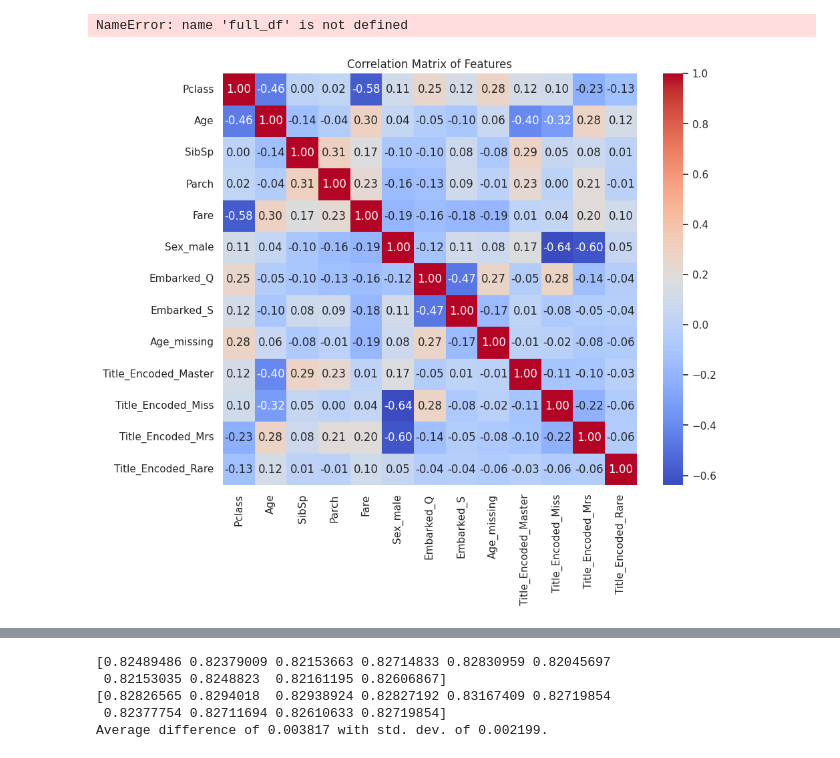
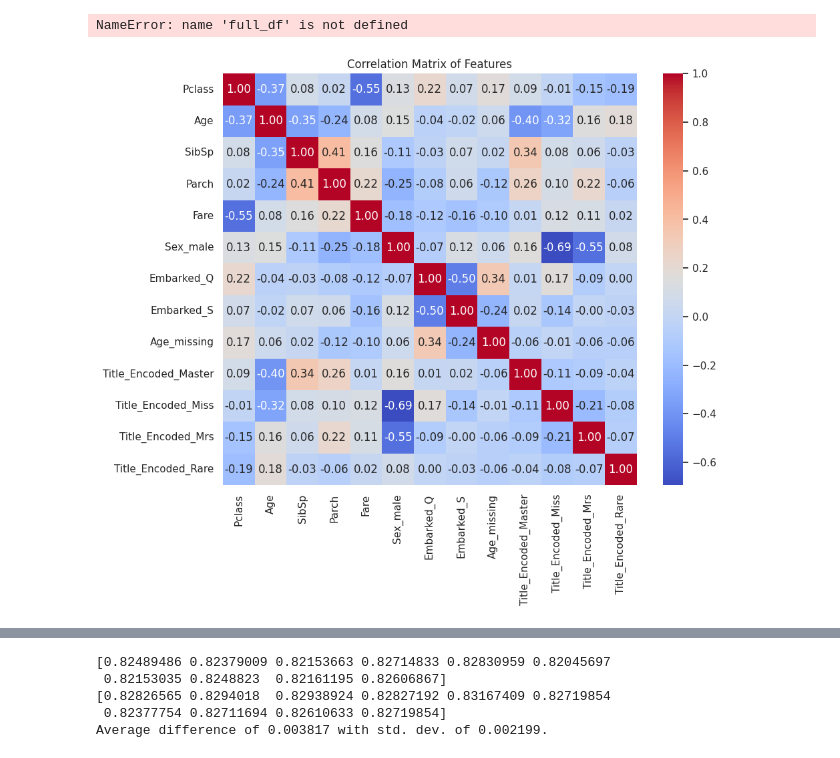
Before and after one commit to axandrei1234/titanic-challenge, a Jupyter notebook: src/test.ipynb, the cells around one changed output, grey strips where cells are left out. Cells and saved outputs as stored; diff of their text form; code cells hidden in the pictures.

```diff
--- a/src/test.ipynb
+++ b/src/test.ipynb
@@ -396,13 +404,13 @@ X_test = test_df[features]
 # %%
 # Assuming your DataFrame is called df
 plt.figure(figsize=(10, 8))
 
-# Compute correlation matrix
-corr_matrix = X_test.corr()
+# Compute correlation matrix for
+corr_matrix = X_train.corr()
 
-# Plot heatmap
+# Plot heatmap to see correlation between dual variables
 sns.heatmap(corr_matrix, annot=True, fmt=".2f", cmap="coolwarm", cbar=True)
 plt.title("Correlation Matrix of Features")
 plt.show()
 # %% [output]
-[figure, old version]
+[figure, new version]
```
Also changed, not shown: parts of 20 cells of this notebook.
